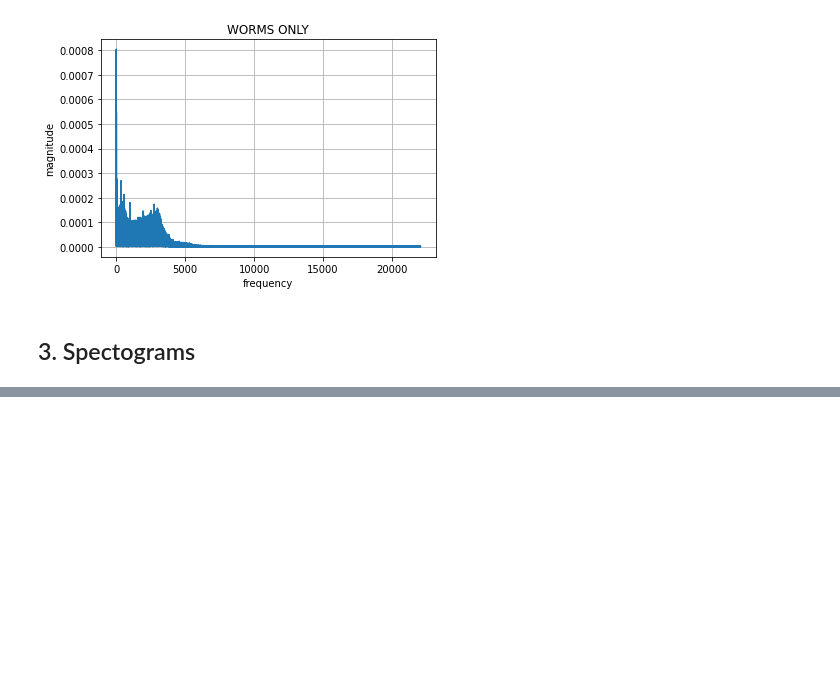
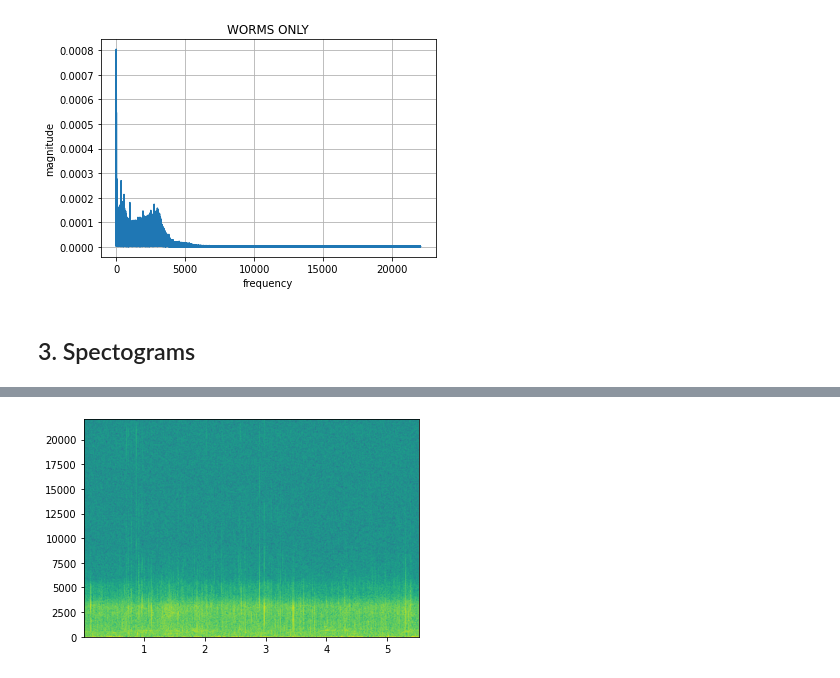
Before and after one commit to lukaschoebel/bed, a Jupyter notebook: notebooks/playground.ipynb, the cells around one changed output, grey strips where cells are left out. Cells and saved outputs as stored; diff of their text form; code cells hidden in the pictures; blank space fills up the shorter version.

```diff
--- a/notebooks/playground.ipynb
+++ b/notebooks/playground.ipynb
@@ -54,0 +73,4 @@ nou.plot_fft(worms_samples, worms_sr, "WORMS ONLY")
+# %%
+Pxx, freqs, bins, im = plt.specgram(worms_samples, NFFT=1024, Fs=worms_sr, noverlap=900)
+# %% [output]
+[figure, added]
```
Also changed, not shown: parts of 3 cells of this notebook, 2 other files.
